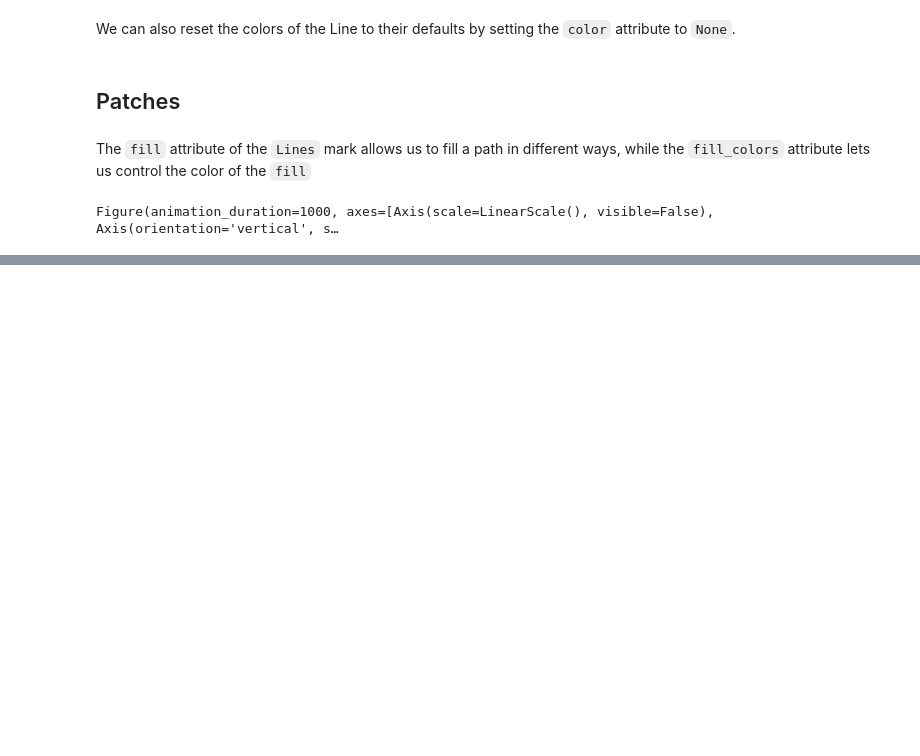
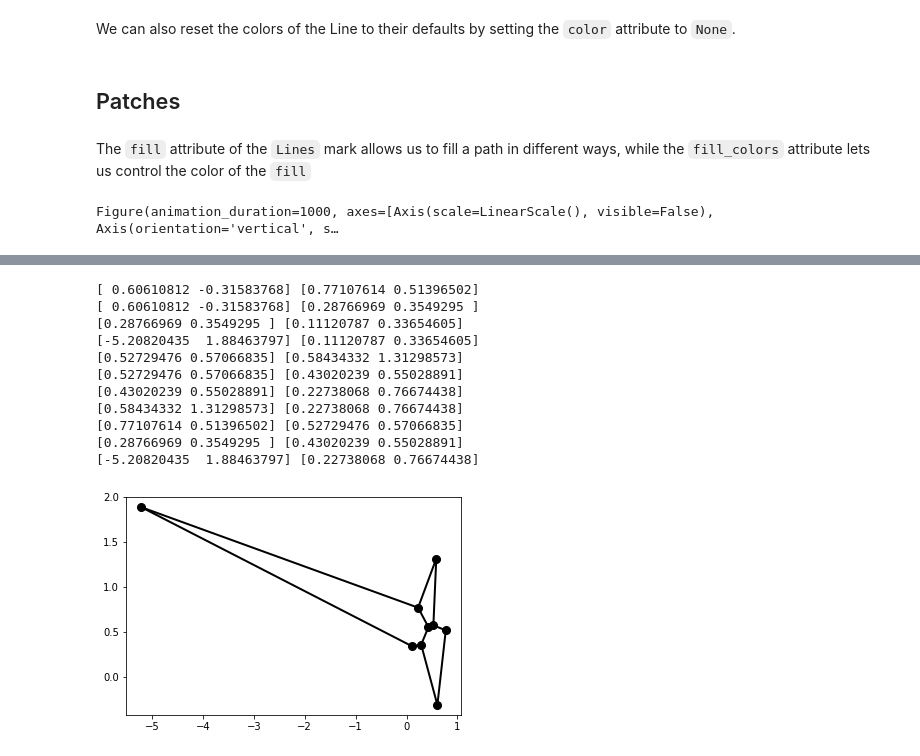
Before and after one commit to ismms-himc/codex_spatial_spleen, a Jupyter notebook: notebooks/Path_Example_using_Lines.ipynb, the cells around one changed output, grey strips where cells are left out. Cells and saved outputs as stored; diff of their text form; code cells hidden in the pictures; blank space fills up the shorter version.

```diff
--- a/notebooks/Path_Example_using_Lines.ipynb
+++ b/notebooks/Path_Example_using_Lines.ipynb
@@ -166,0 +291,29 @@ patch.close_path = True
+# %%
+fig = plt.figure()
+
+# Mark the Voronoi vertices.
+plt.plot(vor.vertices[:,0], vor.vertices[:, 1], 'ko', ms=8)
+
+for vpair in vor.ridge_vertices:
+    if vpair[0] >= 0 and vpair[1] >= 0:
+        v0 = vor.vertices[vpair[0]]
+        v1 = vor.vertices[vpair[1]]
+
+        print(v0, v1)
+        # Draw a line from v0 to v1.
+        plt.plot([v0[0], v1[0]], [v0[1], v1[1]], 'k', linewidth=2)
+
+plt.show()
+# %% [output]
+[ 0.60610812 -0.31583768] [0.77107614 0.51396502]
+[ 0.60610812 -0.31583768] [0.28766969 0.3549295 ]
+[0.28766969 0.3549295 ] [0.11120787 0.33654605]
+[-5.20820435  1.88463797] [0.11120787 0.33654605]
+[0.52729476 0.57066835] [0.58434332 1.31298573]
+[0.52729476 0.57066835] [0.43020239 0.55028891]
+[0.43020239 0.55028891] [0.22738068 0.76674438]
+[0.58434332 1.31298573] [0.22738068 0.76674438]
+[0.77107614 0.51396502] [0.52729476 0.57066835]
+[0.28766969 0.3549295 ] [0.43020239 0.55028891]
+[-5.20820435  1.88463797] [0.22738068 0.76674438]
+[figure, added]
```
Also changed, not shown: parts of 29 cells of this notebook.
